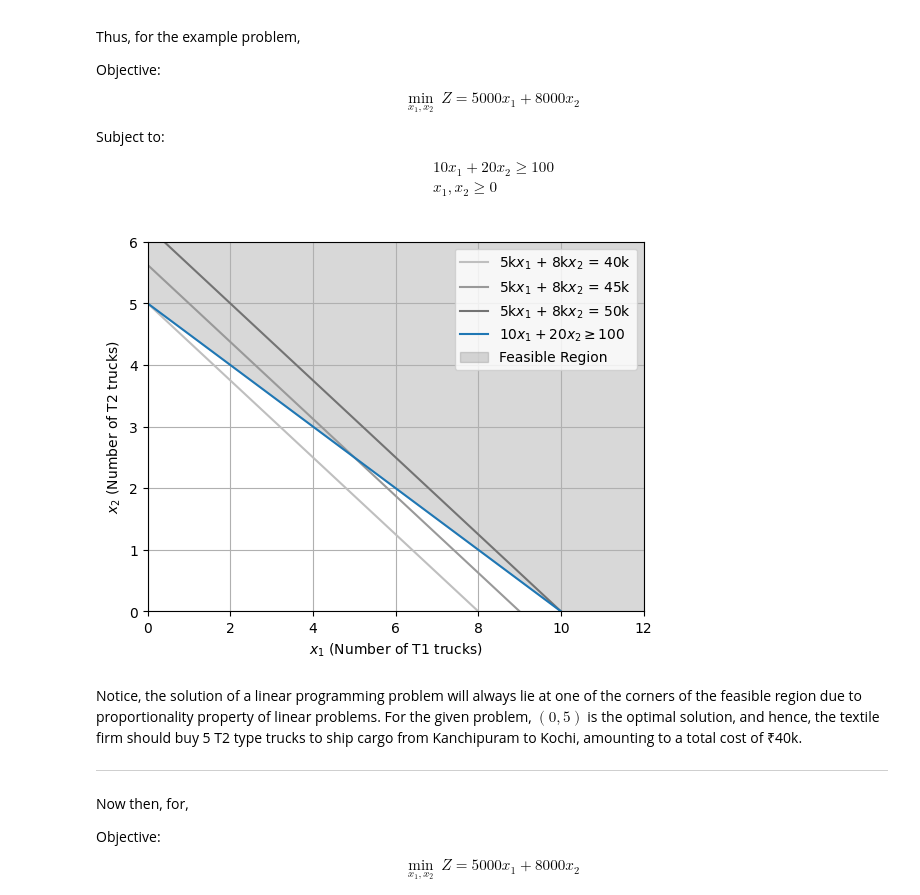
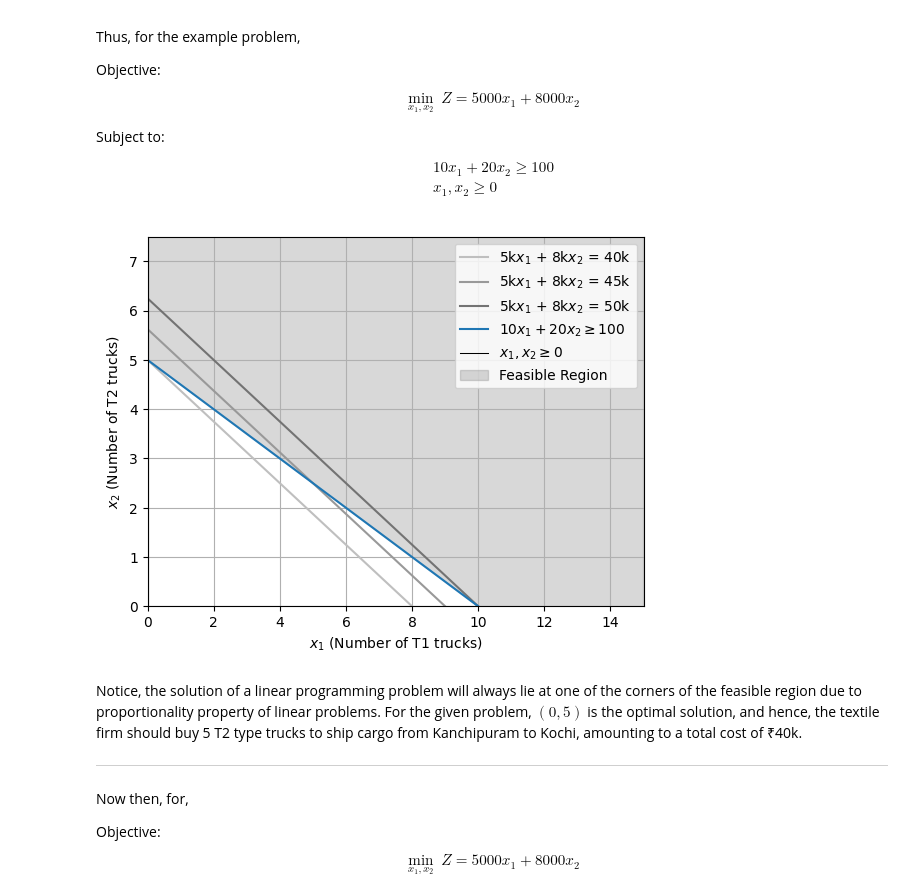
Before and after one commit to anmpahwa/CE5972, a Jupyter notebook: book/content/lecture_05.ipynb, the cells around one changed output. Drawn from its saved outputs; the diff is of its cells as text; code cells hidden in the pictures.

```diff
--- a/book/content/lecture_05.ipynb
+++ b/book/content/lecture_05.ipynb
@@ -81,22 +81,25 @@ import numpy as np
 import matplotlib.pyplot as plt
 
 # Define constraint coefficients
-a11, a12, b1 = 10, 20, 100  # Coefficients for the constraint a11 * x1 + a12 * x2 >= b1
+a11, a12, b1 = 10, 20, 100  # Coefficients for constraint a11 * x1 + a12 * x2 >= b1
+a21, a22, b2 = 1, 0, 0      # Coefficients for constraint a21 * x1 + a22 * x2 >= b2
+a31, a32, b3 = 0, 1, 0      # Coefficients for constraint a31 * x1 + a32 * x2 >= b3
 
 # Define the range of x1 values
-x1 = np.linspace(0, b1/a11 * 1.5, 100)
+x1 = np.linspace(0, 1.5 * b1/a11, 100)
 
 # Calculate x2 values for each constraint
 x2 = (b1 - a11 * x1) / a12  # From a11 * x1 + a12 * x2 >= b1
 
 # Plot the constraints
 plt.plot(x1, x2, label=fr'${a11}x_1 + {a12}x_2 \geq {b1}$')
+plt.axvline(x=b2, label=fr'$x_1, x_2 \geq 0$', color='black', linewidth=0.75)
 
 # Fill the feasible region
-plt.fill_between(x1, x2, max(x2) * 1.5, color='grey', alpha=0.3, label="Feasible Region")
+plt.fill_between(x1, np.maximum(x2, b3), 1.5 * max(x2), where=(x1 >= b2), color='grey', alpha=0.3, label="Feasible Region")
 
 # Set plot attributes
-plt.xlim(0, max(x1))
+plt.xlim(0, 1.0 * max(x1))
 plt.ylim(0, 1.5 * max(x2))
 plt.xlabel(r'$x_1$ (Number of T1 trucks)')
 plt.ylabel(r'$x_2$ (Number of T2 trucks)')
@@ -243,41 +252,44 @@ import matplotlib.pyplot as plt
 
 # Define objective function parameters and constraint coefficients
 c1, c2 = 5000, 8000         # Parameters for the objective function c1 * x1 + c2 * x2
-a11, a12, b1 = 10, 20, 100  # Coefficients for the constraint a11 * x1 + a12 * x2 >= b1
+a11, a12, b1 = 10, 20, 100  # Coefficients for constraint a11 * x1 + a12 * x2 >= b1
+a21, a22, b2 = 1, 0, 0      # Coefficients for constraint a21 * x1 + a22 * x2 >= b2
+a31, a32, b3 = 0, 1, 0      # Coefficients for constraint a31 * x1 + a32 * x2 >= b3
 
 # Define the range of x1 values
-x1 = np.linspace(0, b1/a11 * 1.5, 100)
+x1 = np.linspace(0, 1.5 * b1/a11, 100)
 
 # Define set of isocost values (C)
 C = [40000, 45000, 50000]  # Adjust these as needed
 
 for i,c in enumerate(C):
   # Calculate x2 value for iscost line c1 * x1 + c2 * x2 = c
   x2 = (c - c1 * x1) / c2
   # Plot the isocost lines
-  plt.plot(x1, x2, color=str(0.75-0.15*i), label=f'{c1//1000}k$x_1$ + {c2//1000}k$x_2$ = {c//1000}k')
+  plt.plot(x1, x2, color=str(0.75 - 0.15 * i), label=f'{c1//1000}k$x_1$ + {c2//1000}k$x_2$ = {c//1000}k')
 
 # Calculate x2 values for each constraint
 x2 = (b1 - a11 * x1) / a12  # From a11 * x1 + a12 * x2 >= b1
 
 # Plot the constraints
 plt.plot(x1, x2, label=fr'${a11}x_1 + {a12}x_2 \geq {b1}$')
+plt.axvline(x=b2, label=fr'$x_1, x_2 \geq 0$', color='black', linewidth=0.75)
 
 # Fill the feasible region where both constraints are met
-plt.fill_between(x1, x2, 20, color='grey', alpha=0.3, label="Feasible Region")
+plt.fill_between(x1, x2, 1.5 * max(x2), color='grey', alpha=0.3, label="Feasible Region")
 
 # Set plot attributes
-plt.xlim(0, 12)
-plt.ylim(0, 6)
+plt.xlim(0, 1.0 * max(x1))
+plt.ylim(0, 1.5 * max(x2))
 plt.xlabel(r'$x_1$ (Number of T1 trucks)')
 plt.ylabel(r'$x_2$ (Number of T2 trucks)')
 plt.legend()
 plt.grid(True)
 
 # Display the figure
 plt.show()
 # %% [output]
-[figure, old version]
+[figure, new version]
 # %% [markdown]
 Notice, the solution of a linear programming problem will always lie at one of the corners of the feasible region due to proportionality property of linear problems. For the given problem, $(0,5)$ is the optimal solution, and hence, the textile firm should buy 5 T2 type trucks to ship cargo from Kanchipuram to Kochi, amounting to a total cost of ₹40k.
 
```
Also changed, not shown: parts of 6 cells of this notebook, 2 other files.
